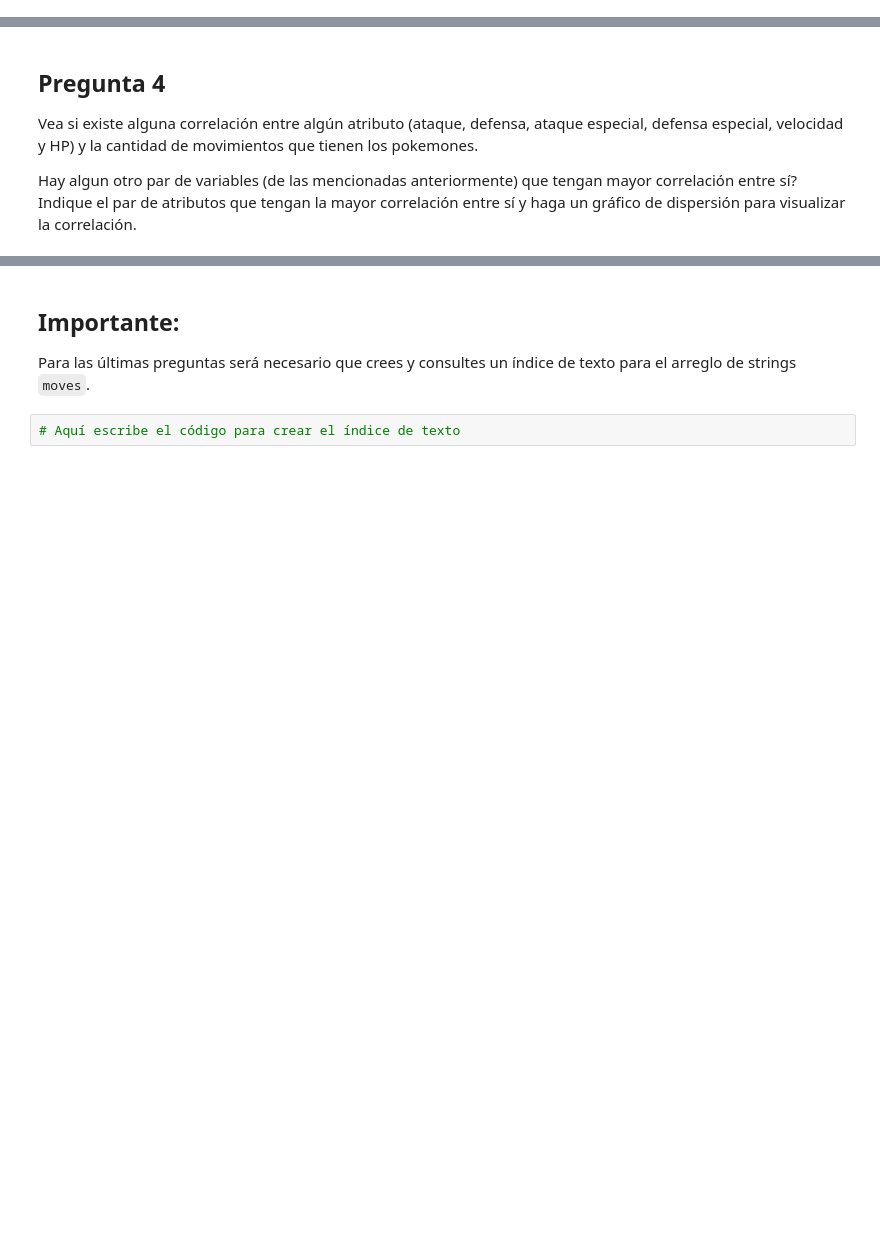
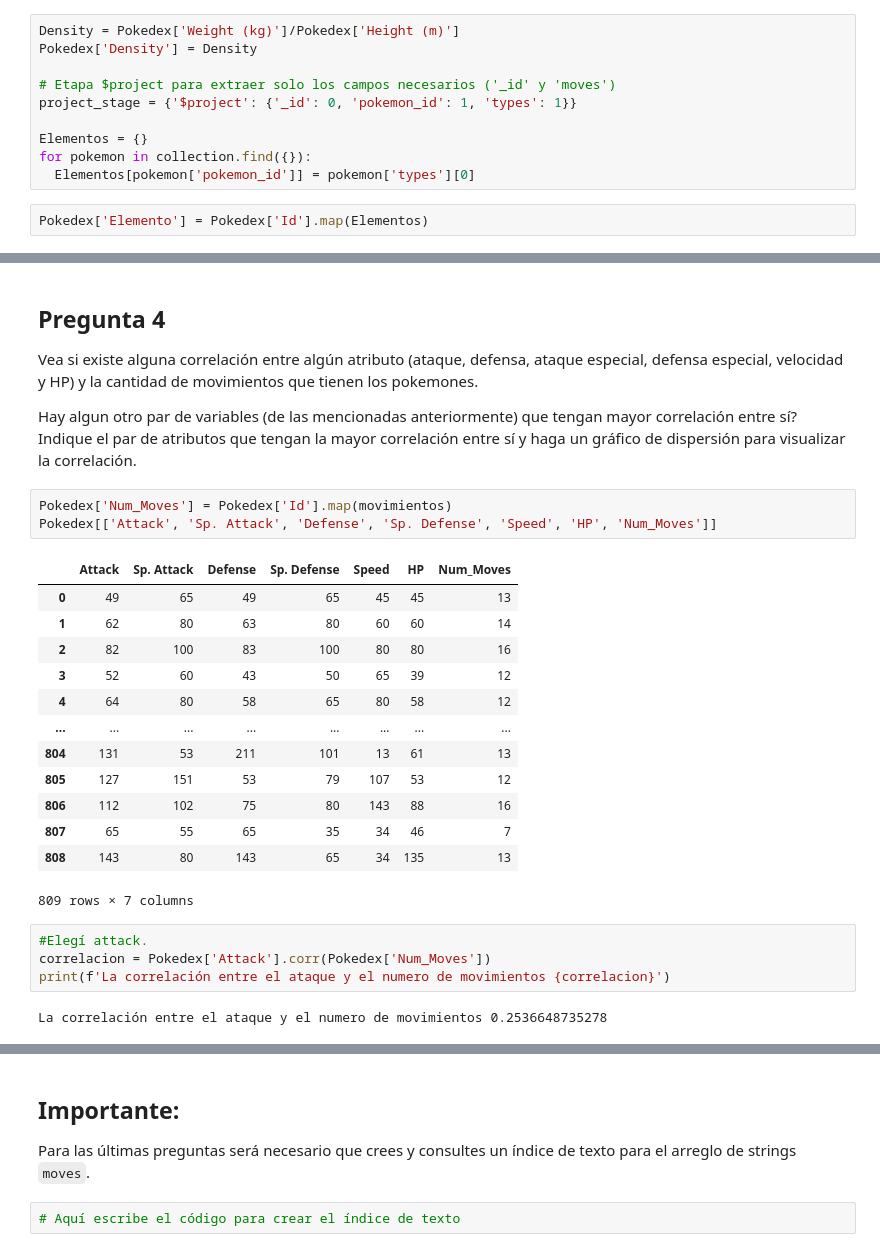
Before and after one commit to Fernanda-Bley/Control-3, a Jupyter notebook: Controles/Control 3.ipynb, the cells around one changed output, grey strips where cells are left out. Drawn from its saved outputs; the diff is of its cells as text; blank space fills up the shorter version.

```diff
--- a/Controles/Control 3.ipynb
+++ b/Controles/Control 3.ipynb
@@ -214,3 +212,15 @@ respuesta_2
 ## Pregunta 3
 
 Cuál es el elemento de los pokemones más densos? Indique los 5 elementos de pokemones más densos. Asuma que la densidad es el peso dividido en la altura, y que los pokemones tienen un solo tipo (ignore todos los elementos de cada pokemon excepto uno).
+# %%
+Density = Pokedex['Weight (kg)']/Pokedex['Height (m)']
+Pokedex['Density'] = Density
+
+# Etapa $project para extraer solo los campos necesarios ('_id' y 'moves')
+project_stage = {'$project': {'_id': 0, 'pokemon_id': 1, 'types': 1}}
+
+Elementos = {}
+for pokemon in collection.find({}):
+  Elementos[pokemon['pokemon_id']] = pokemon['types'][0]
+# %%
+Pokedex['Elemento'] = Pokedex['Id'].map(Elementos)
@@ -220,3 +241,26 @@ Cuál es el elemento de los pokemones más densos? Indique los 5 elementos de po
 Vea si existe alguna correlación entre algún atributo (ataque, defensa, ataque especial, defensa especial, velocidad y HP) y la cantidad de movimientos que tienen los pokemones.
 
 Hay algun otro par de variables (de las mencionadas anteriormente) que tengan mayor correlación entre sí? Indique el par de atributos que tengan la mayor correlación entre sí y haga un gráfico de dispersión para visualizar la correlación.
+# %%
+Pokedex['Num_Moves'] = Pokedex['Id'].map(movimientos)
+Pokedex[['Attack', 'Sp. Attack', 'Defense', 'Sp. Defense', 'Speed', 'HP', 'Num_Moves']]
+# %% [output]
+|  | Attack | Sp. Attack | Defense | Sp. Defense | Speed | HP | Num_Moves |
+| 0 | 49 | 65 | 49 | 65 | 45 | 45 | 13 |
+| 1 | 62 | 80 | 63 | 80 | 60 | 60 | 14 |
+| 2 | 82 | 100 | 83 | 100 | 80 | 80 | 16 |
+| 3 | 52 | 60 | 43 | 50 | 65 | 39 | 12 |
+| 4 | 64 | 80 | 58 | 65 | 80 | 58 | 12 |
+| ... | ... | ... | ... | ... | ... | ... | ... |
+| 804 | 131 | 53 | 211 | 101 | 13 | 61 | 13 |
+| 805 | 127 | 151 | 53 | 79 | 107 | 53 | 12 |
+| 806 | 112 | 102 | 75 | 80 | 143 | 88 | 16 |
+| 807 | 65 | 55 | 65 | 35 | 34 | 46 | 7 |
+| 808 | 143 | 80 | 143 | 65 | 34 | 135 | 13 |
+809 rows × 7 columns
+# %%
+#Elegí attack.
+correlacion = Pokedex['Attack'].corr(Pokedex['Num_Moves'])
+print(f'La correlación entre el ataque y el numero de movimientos {correlacion}')
+# %% [output]
+La correlación entre el ataque y el numero de movimientos 0.2536648735278
```
Also changed, not shown: parts of 5 cells of this notebook.
